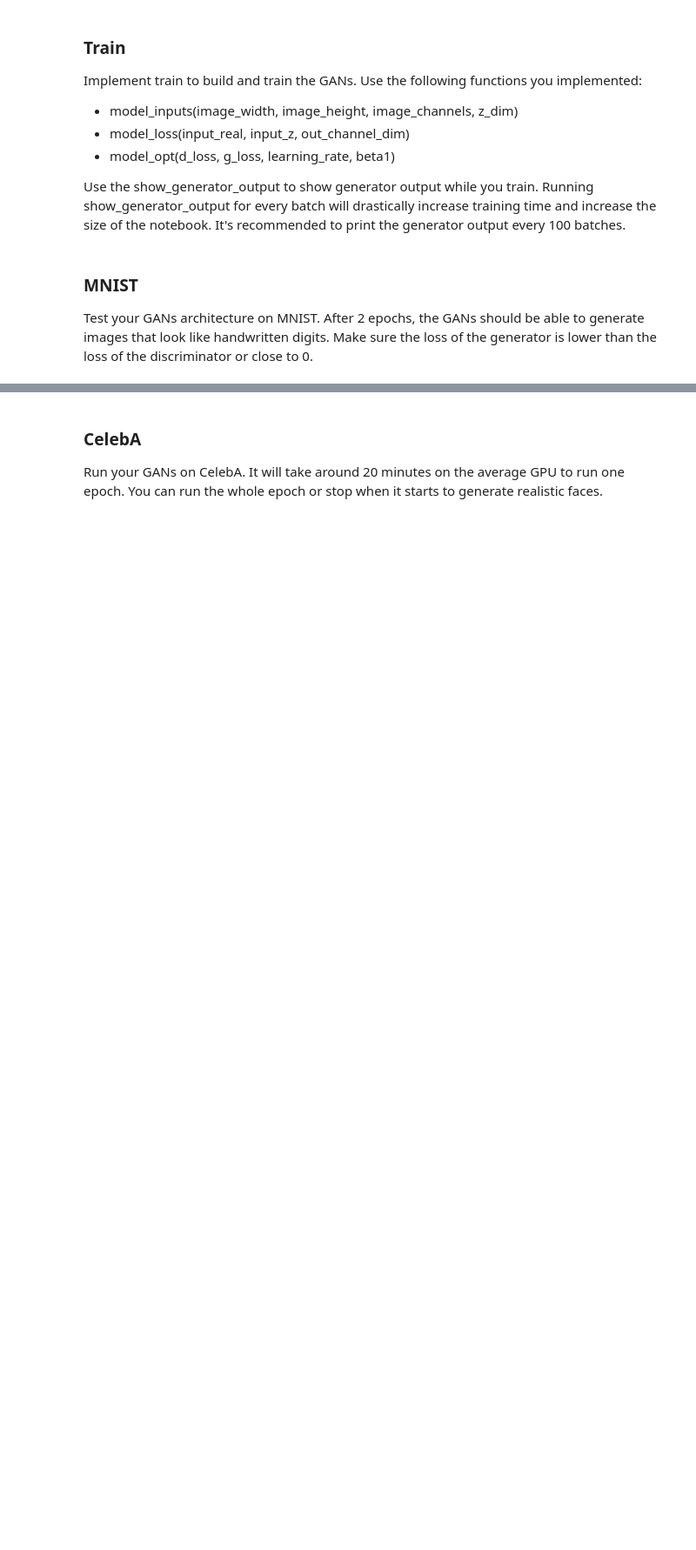
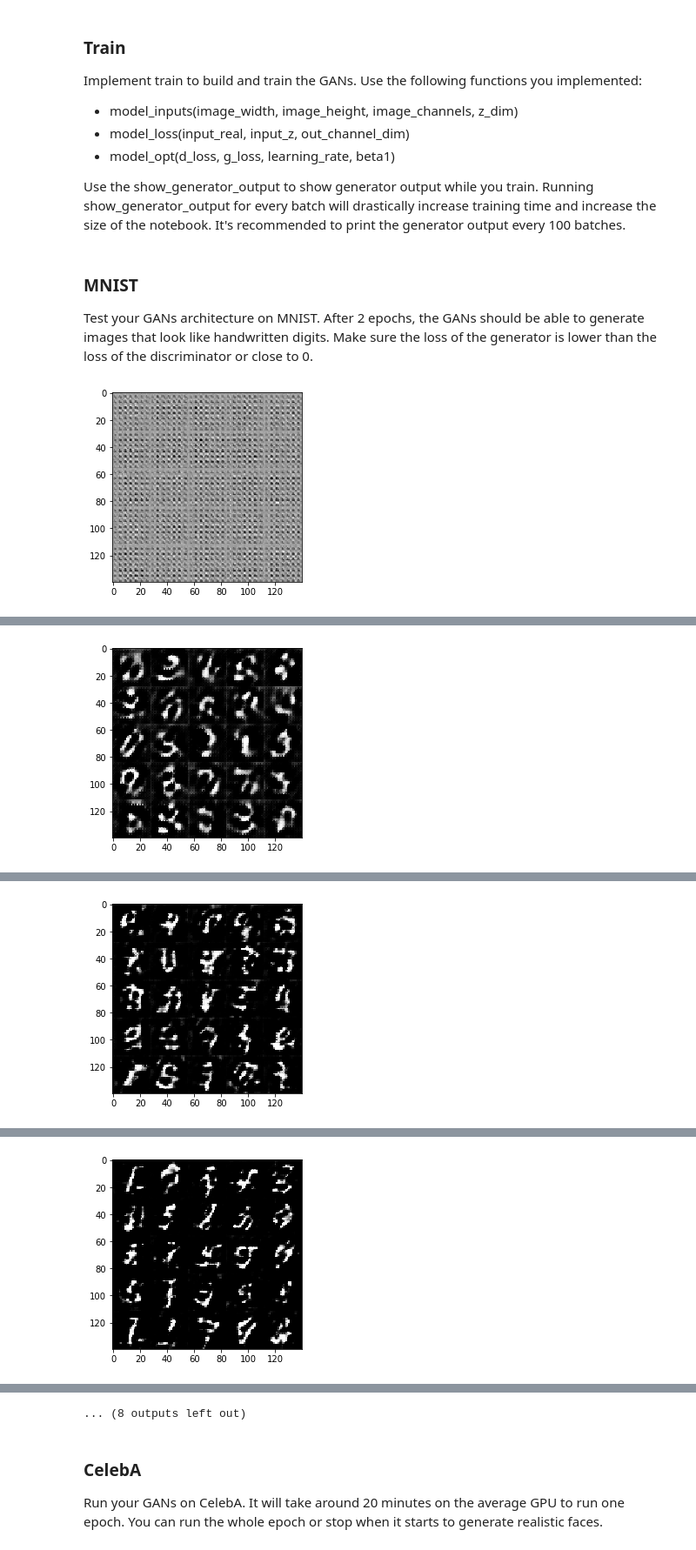
Before and after one commit to krypten/FaceGeneration, a Jupyter notebook: face_generation.ipynb, the cells around one changed output, grey strips where cells are left out. Shown at 87% size. Saved outputs shown, nothing was run; the diff lists cells and outputs as text; code cells hidden in the pictures; blank space fills up the shorter version.

```diff
--- a/face_generation.ipynb
+++ b/face_generation.ipynb
@@ -161,18 +162,18 @@ Implement model_loss to build the GANs for training and calculate the loss. The
 # %%
 def model_loss(input_real, input_z, out_channel_dim):
     g_model = generator(input_z, out_channel_dim)
-    _, d_logits_real = discriminator(input_real)
-    _, d_logits_fake = discriminator(g_model, reuse=True)
+    d_model_real, d_logits_real = discriminator(input_real)
+    d_model_fake, d_logits_fake = discriminator(g_model, reuse=True)
 
     # Losses
     d_loss_real = tf.reduce_mean(
-        tf.nn.sigmoid_cross_entropy_with_logits(logits=d_logits_real, labels=tf.ones_like(d_logits_real)))
+        tf.nn.sigmoid_cross_entropy_with_logits(logits=d_logits_real, labels=tf.ones_like(d_model_real)))
     d_loss_fake = tf.reduce_mean(
-        tf.nn.sigmoid_cross_entropy_with_logits(logits=d_logits_fake, labels=tf.zeros_like(d_logits_fake)))
+        tf.nn.sigmoid_cross_entropy_with_logits(logits=d_logits_fake, labels=tf.zeros_like(d_model_fake)))
     d_loss = d_loss_real + d_loss_fake
 
     g_loss = tf.reduce_mean(
-        tf.nn.sigmoid_cross_entropy_with_logits(logits=d_logits_fake, labels=tf.ones_like(d_logits_fake)))
+        tf.nn.sigmoid_cross_entropy_with_logits(logits=d_logits_fake, labels=tf.ones_like(d_model_fake)))
 
     return d_loss, g_loss
 
@@ -208,7 +209,7 @@ import numpy as np
 def show_generator_output(sess, n_images, input_z, out_channel_dim, image_mode):
     cmap = None if image_mode == 'RGB' else 'gray'
     z_dim = input_z.get_shape().as_list()[-1]
-    example_z = np.randome.uniform(-1, 1, size=[n_images, z_dim])
+    example_z = np.random.uniform(-1, 1, size=[n_images, z_dim])
 
     samples = sess.run(
         generator(input_z, out_channel_dim, False),
@@ -271,12 +279,14 @@ Test your GANs architecture on MNIST. After 2 epochs, the GANs should be able to
 # %%
 batch_size = 128
 z_dim = 100
-learning_rate = 0.003
+learning_rate = 0.005
 beta1 = 0.5
 
 epochs = 2
 
 mnist_dataset = helper.Dataset('mnist', glob(os.path.join(data_dir, 'mnist/*.jpg')))
 with tf.Graph().as_default():
     train(epochs, batch_size, z_dim, learning_rate, beta1, mnist_dataset.get_batches,
           mnist_dataset.shape, mnist_dataset.image_mode)
+# %% [output]
+[figure, added]
@@ -282,0 +303 @@ with tf.Graph().as_default():
+[figure, added]
@@ -282,0 +314 @@ with tf.Graph().as_default():
+[figure, added]
@@ -282,0 +325 @@ with tf.Graph().as_default():
+[figure, added]
@@ -283,3 +358,4 @@ with tf.Graph().as_default():
+... (8 outputs left out)
 # %% [markdown]
 ### CelebA
 Run your GANs on CelebA. It will take around 20 minutes on the average GPU to run one epoch. You can run the whole epoch or stop when it starts to generate realistic faces.
```
Also changed, not shown: parts of 6 cells of this notebook, 1 other file.
